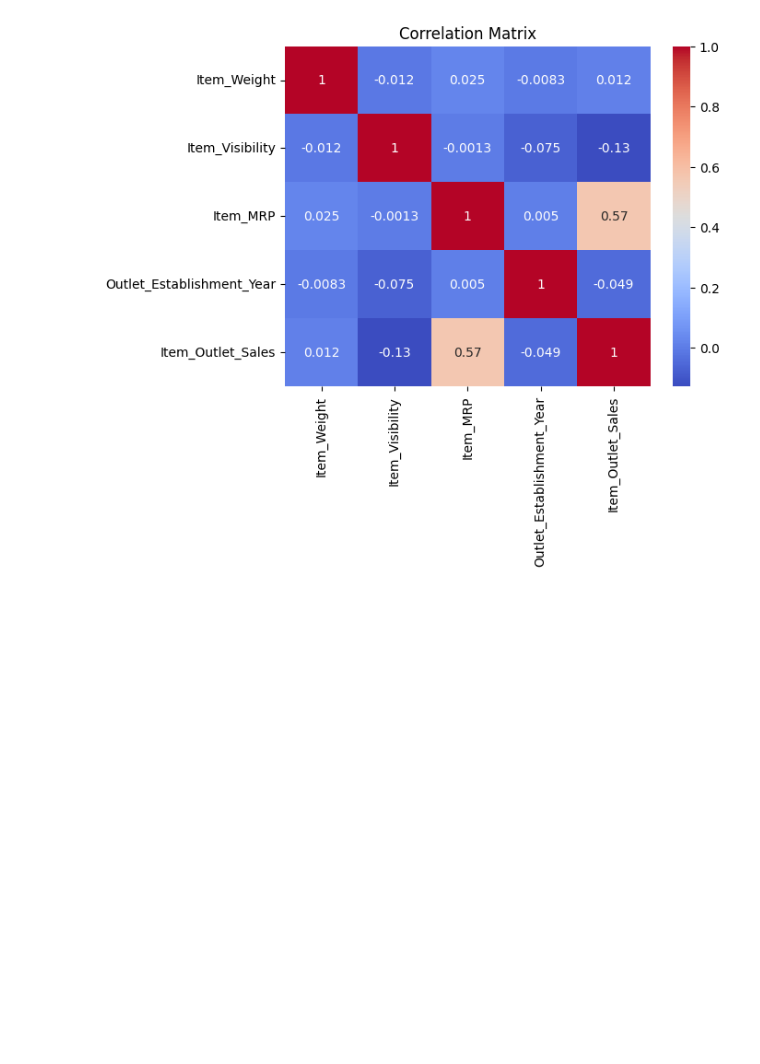
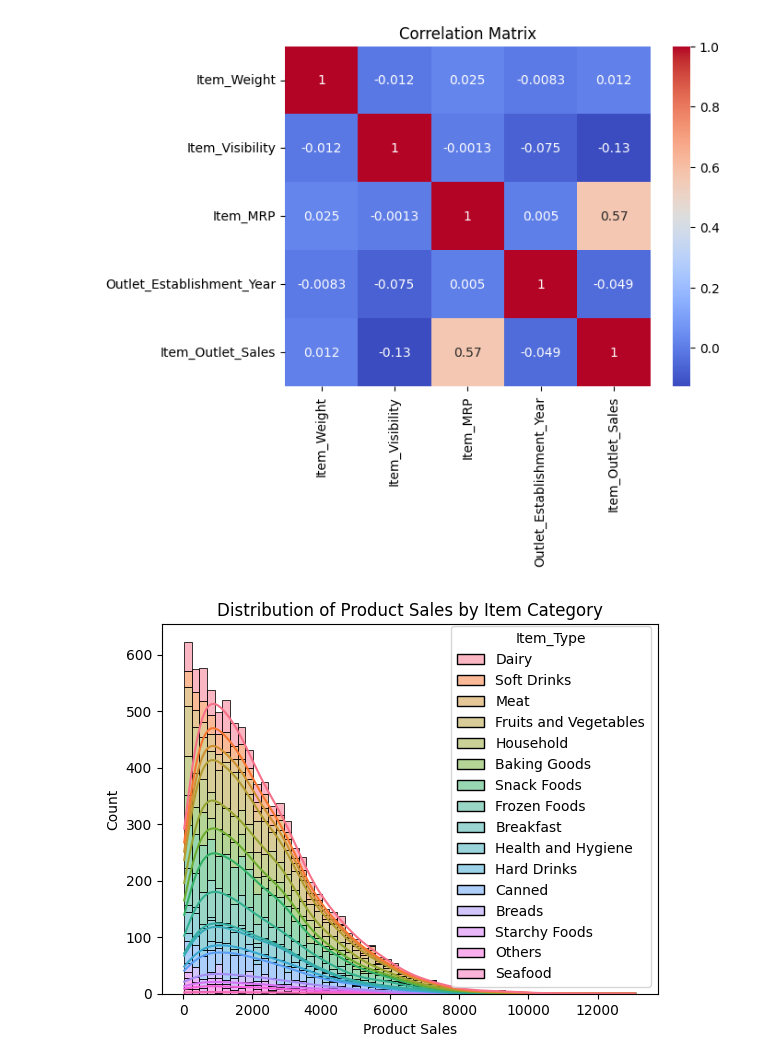
Before and after one commit to Noctua28/Prediction-of-Product-Sales, a Jupyter notebook: Prediction_of_Product_Sales.ipynb, the cells around one changed output. Cells and saved outputs as stored; diff of their text form; code cells hidden in the pictures; blank space fills up the shorter version.

```diff
--- a/Prediction_of_Product_Sales.ipynb
+++ b/Prediction_of_Product_Sales.ipynb
@@ -228,3 +228,13 @@ plt.show()
 #The hearmap can provide valuable insights to help inform decision-making for feature selection or further analysis.
 # %% [output]
 [figure]
+# %%
+#Creating a histogram that shows the distribution of product sales by item category.
+#The histogram will help us identify the item categories that have the highest sales and which ones have the lowest sales.
+sns.histplot(data = sales_predictions_df, x='Item_Outlet_Sales', hue='Item_Type', multiple='stack', kde=True)
+plt.title('Distribution of Product Sales by Item Category')
+plt.xlabel("Product Sales")
+plt.ylabel("Count")
+plt.show()
+# %% [output]
+[figure, added]
```
Also changed, not shown: parts of 1 cell of this notebook.
